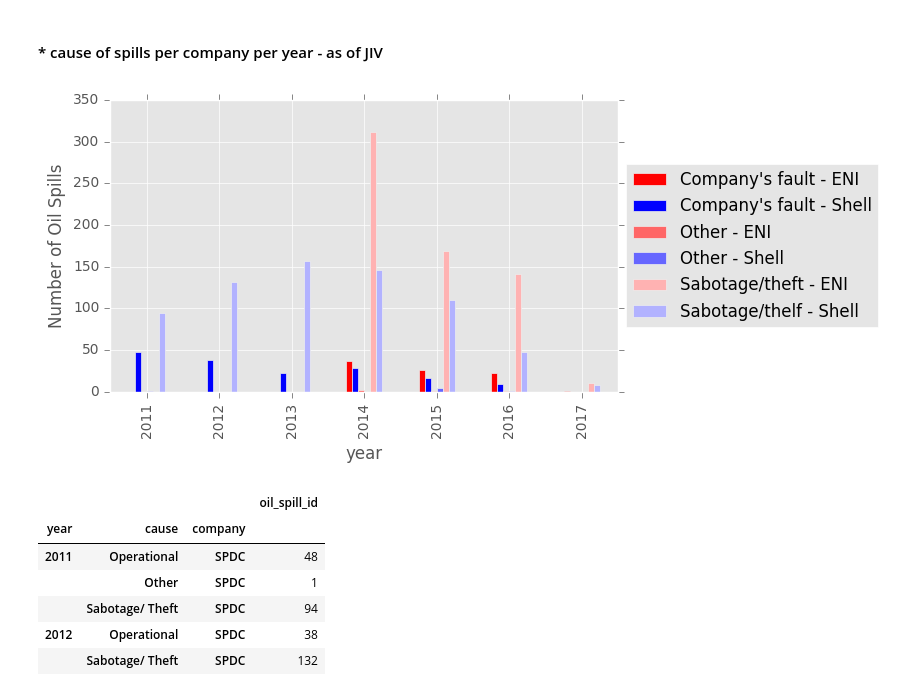
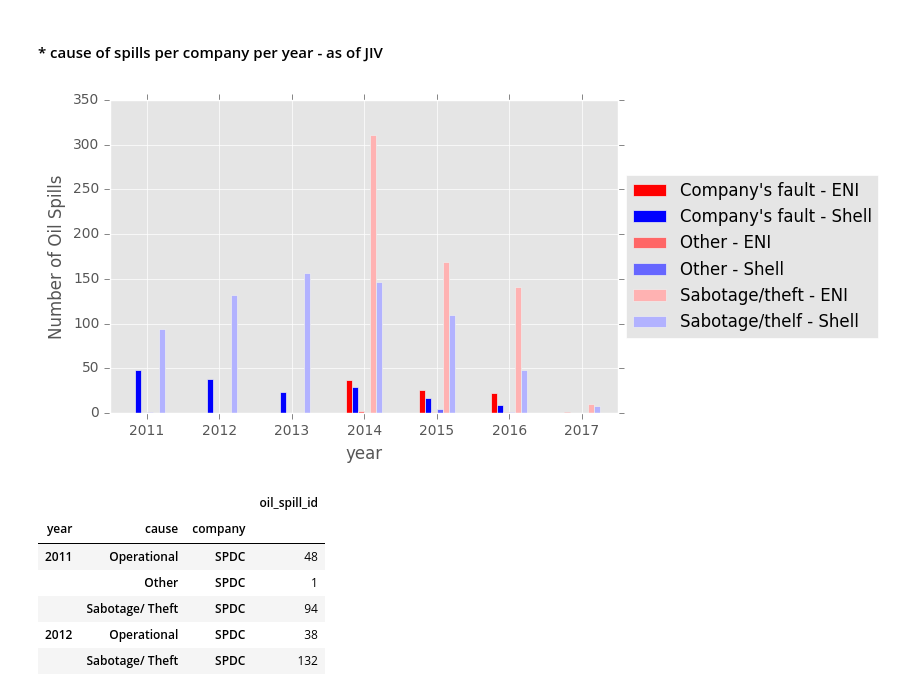
Before and after one commit to estambolieva/oil-spills, a Jupyter notebook: 2. Data Analysis.ipynb, the cells around one changed output. Drawn from its saved outputs; the diff is of its cells as text; code cells hidden in the pictures.

```diff
--- a/2. Data Analysis.ipynb
+++ b/2. Data Analysis.ipynb
@@ -66,21 +86,22 @@ df.groupby( [ "company", "year"] ).count()
 # %%
 df[["oil_spill_id","company", "year", "cause_mapped"]]\
     .groupby( ["year", "cause_mapped", "company"] ).count()\
     .unstack("cause_mapped")\
     .unstack("company")\
     .plot(kind="bar",
           color=["#ff0000", "#0000ff", "#ff6666", "#6666ff", "#ffb2b2", "#b2b2ff"])\
     .legend(
             ["Company's fault - ENI", "Company's fault - Shell", "Other - ENI", "Other - Shell", "Sabotage/theft - ENI", "Sabotage/thelf - Shell"],
             loc='center left',
             bbox_to_anchor=(1, 0.5)
         )
 
+plt.xticks(rotation=0)
 plt.ylabel("Number of Oil Spills")
 plt.tight_layout()
 plt.savefig('./images/CauseMapped_per_Company_per_Year.png', bbox_inches='tight', pad_inches=0)
 # %% [output]
-[figure, old version]
+[figure, new version]
 # %%
 df[["oil_spill_id","company", "year", "cause"]]\
     .groupby( ["year", "cause", "company"] ).count()
```
Also changed, not shown: parts of 28 cells of this notebook.
